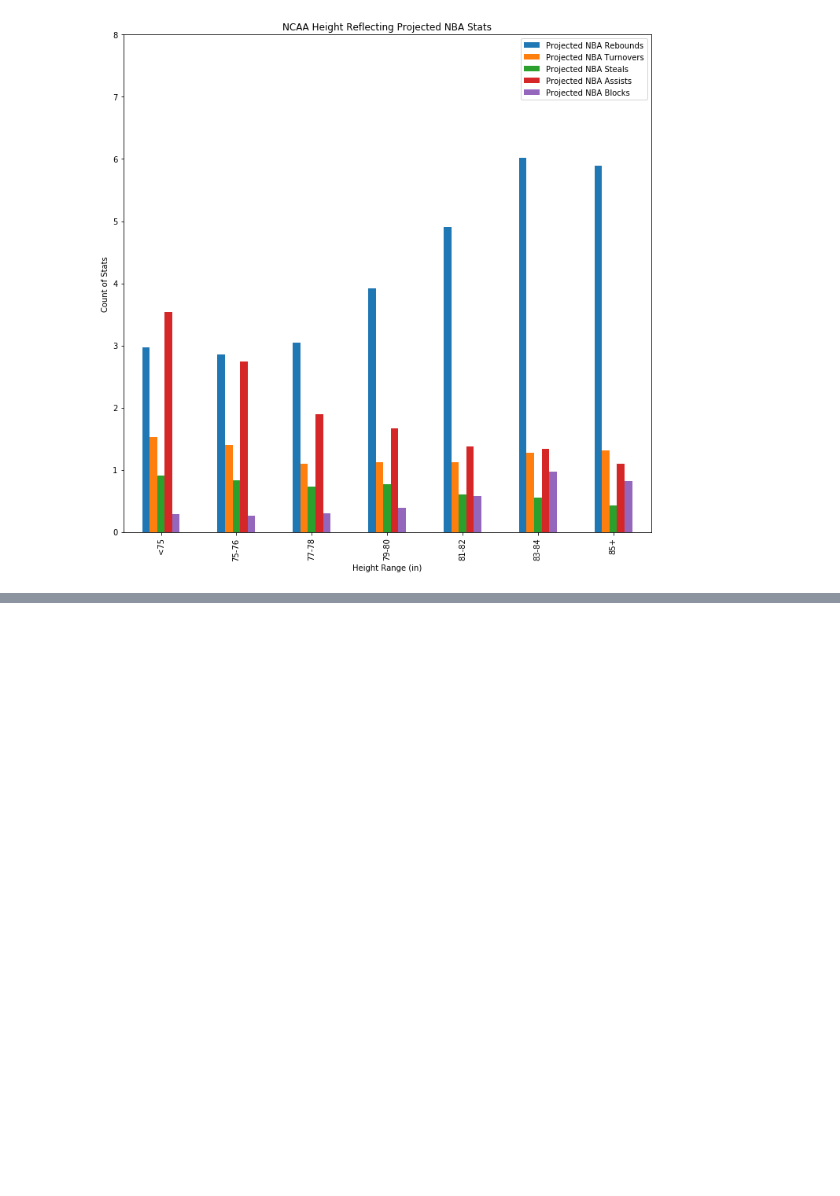
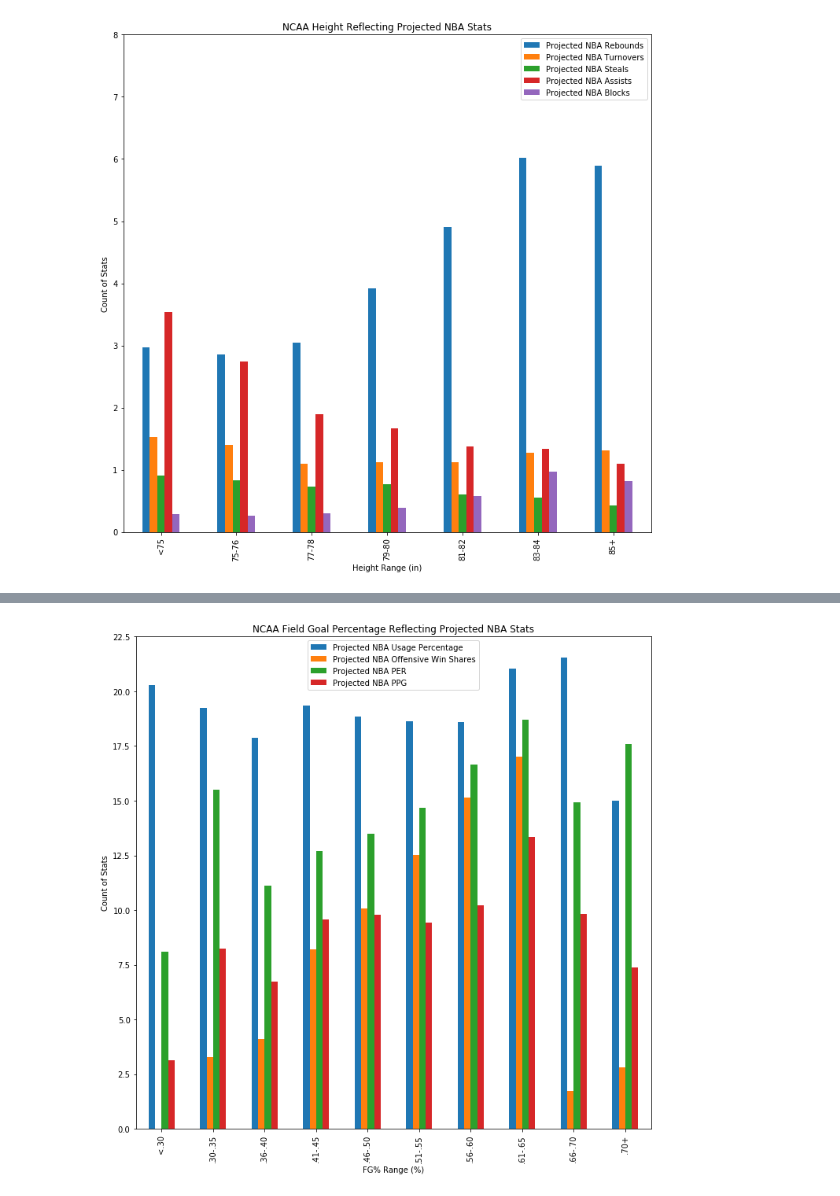
Before and after one commit to Stephen-Chu15/Performance_Translation_Project, a Jupyter notebook: Project_Analysis.ipynb, the cells around one changed output, grey strips where cells are left out. Cells and saved outputs as stored; diff of their text form; code cells hidden in the pictures; blank space fills up the shorter version.

Commit message:
upload data analysis summary and presentation

```diff
--- a/Project_Analysis.ipynb
+++ b/Project_Analysis.ipynb
@@ -461,3 +461,14 @@ fg_data
 | .61-.65 | 21.040000 | 17.030000 | 18.710000 | 13.352879 |
 | .66-.70 | 21.550000 | 1.733333 | 14.933333 | 9.836849 |
 | .70+ | 15.000000 | 2.800000 | 17.600000 | 7.375000 |
+# %%
+# Plot multi-line bar graphs to exhibit general trends for field goal percentages
+FG_chart = fg_data.plot(kind = 'bar', figsize = (10,10), legend = 'best', ylim = (0,22.5))
+FG_chart.set_title('NCAA Field Goal Percentage Reflecting Projected NBA Stats')
+FG_chart.set_xlabel('FG% Range (%)')
+FG_chart.set_ylabel ('Count of Stats')
+plt.tight_layout()
+plt.savefig('ProjectPlots/BinnedFG.png')
+plt.show()
+# %% [output]
+[figure, added]
```
Also changed, not shown: 2 other files.
